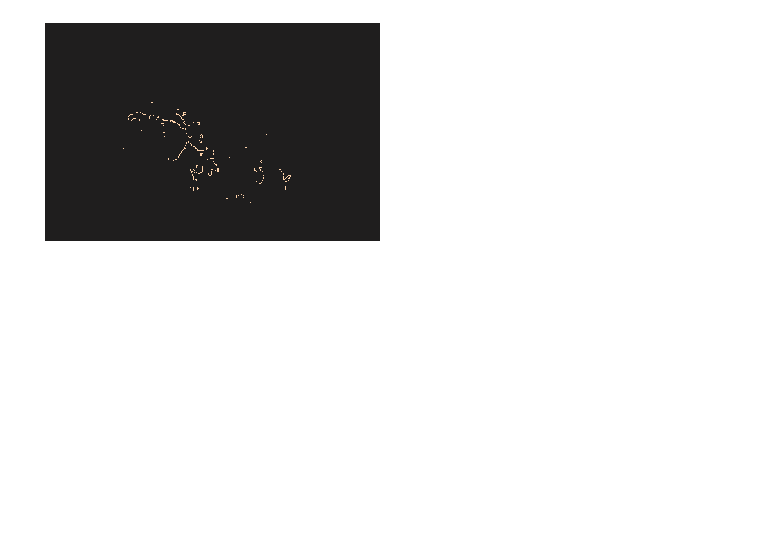
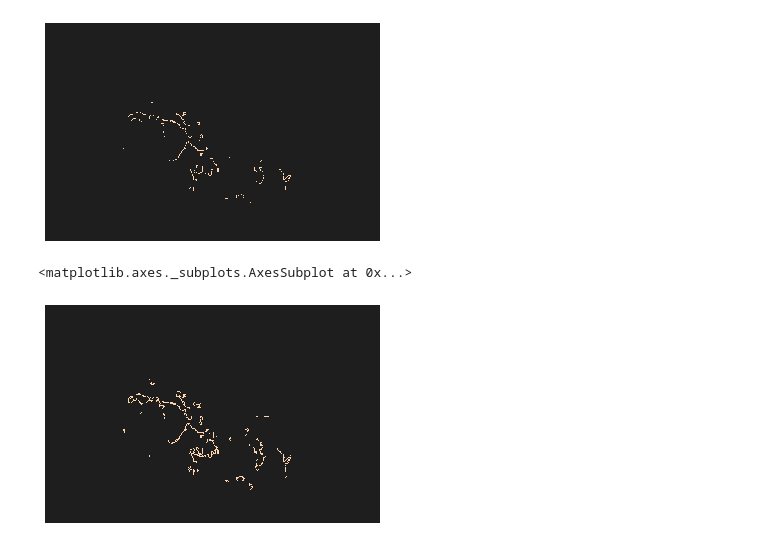
Before and after one commit to husun0822/BlueSky_Project, a Jupyter notebook: PIL/PIL_module/PIL_2.0.ipynb, the cells around one changed output. Drawn from its saved outputs; the diff is of its cells as text; code cells hidden in the pictures; blank space fills up the shorter version.

```diff
--- a/PIL/PIL_module/PIL_2.0.ipynb
+++ b/PIL/PIL_module/PIL_2.0.ipynb
@@ -127,3 +138,50 @@ sns.heatmap(hst_edge,center=0,cbar=False,xticklabels=False, yticklabels=False)
 # %% [output]
 <matplotlib.axes._subplots.AxesSubplot at 0x...>
 [figure]
+# %%
+# Now we are going to make PILs more connected:
+def connect_PIL(edge_thin,phase,num_round=2):
+    # this function aims at adding some PIL pixels to those isolated PIL points, such that PILs can be more connected
+    binary_edge = edge_thin>0
+    height = binary_edge.shape[0]
+    width = binary_edge.shape[1]
+
+    # step1: check if there is any isolated PIL points
+    # iso_filter = np.array([[1,1,1],[1,0,1],[1,1,1]])
+
+    # step2: let every edge point to vote for adjacent points along its gradient-perpendicular direction
+    vote_form = np.zeros_like(binary_edge)
+    for i in range(height):
+        for j in range(width):
+            if binary_edge[i,j]==0:
+                continue
+
+            if (phase[i][j] >= 337.5 or phase[i][j] < 22.5) or (phase[i][j] >= 157.5 and phase[i][j] < 202.5):
+                vote_form[i-1,j] +=1
+                vote_form[i+1,j] +=1
+
+            if (phase[i][j] >= 22.5 and phase[i][j] < 67.5) or (phase[i][j] >= 202.5 and phase[i][j] < 247.5):
+                vote_form[i-1,j+1] +=1
+                vote_form[i+1,j-1] +=1
+
+            if (phase[i][j] >= 67.5 and phase[i][j] < 112.5) or (phase[i][j] >= 247.5 and phase[i][j] < 292.5):
+                vote_form[i,j-1] +=1
+                vote_form[i,j+1] +=1
+
+            if (phase[i][j] >= 112.5 and phase[i][j] < 157.5) or (phase[i][j] >= 292.5 and phase[i][j] < 337.5):
+                vote_form[i-1,j-1] +=1
+                vote_form[i+1,j+1] +=1
+
+    for i in range(height):
+        for j in range(width):
+            if binary_edge[i,j]==0 and vote_form[i,j]>=1:
+                binary_edge[i,j] = 1
+
+    return binary_edge
+# %%
+new_edge = connect_PIL(edge_thin,phase)
+# %%
+sns.heatmap(new_edge,center=0,cbar=False,xticklabels=False, yticklabels=False)
+# %% [output]
+<matplotlib.axes._subplots.AxesSubplot at 0x...>
+[figure, added]
```
Also changed, not shown: parts of 16 cells of this notebook.
